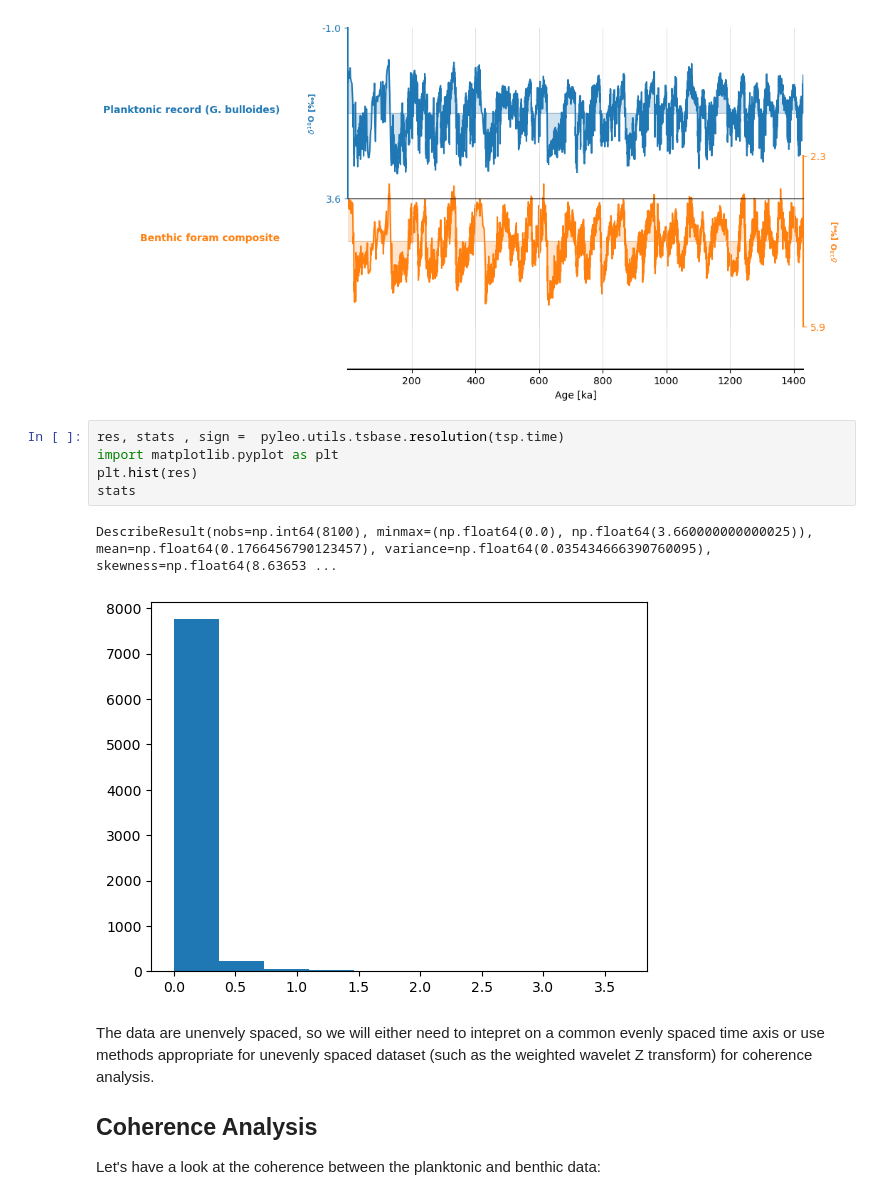
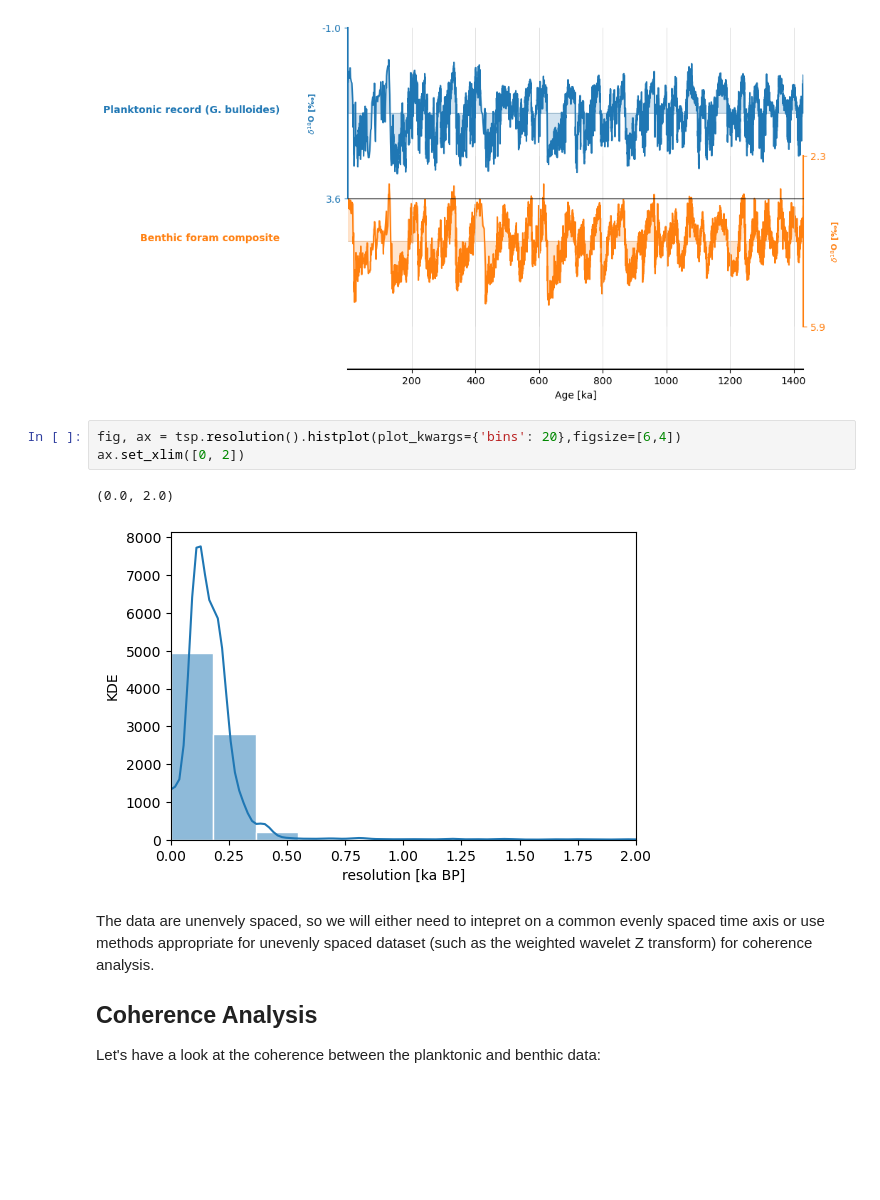
Before and after one commit to LinkedEarth/FreqFun, a Jupyter notebook: notebooks/04-IODP339-U1385.ipynb, the cells around one changed output. Saved outputs shown, nothing was run; the diff lists cells and outputs as text; blank space fills up the shorter version.

```diff
--- a/notebooks/04-IODP339-U1385.ipynb
+++ b/notebooks/04-IODP339-U1385.ipynb
@@ -176,14 +205,12 @@ ax[0].invert_yaxis()
 ax[1].invert_yaxis()
 # %% [output]
 [figure]
-# %%
-res, stats , sign =  pyleo.utils.tsbase.resolution(tsp.time)
-import matplotlib.pyplot as plt
-plt.hist(res)
-stats
-# %% [output]
-DescribeResult(nobs=np.int64(8100), minmax=(np.float64(0.0), np.float64(3.660000000000025)), mean=np.float64(0.1766456790123457), variance=np.float64(0.035434666390760095), skewness=np.float64(8.63653 ...
-[figure, removed]
+# %%
+fig, ax = tsp.resolution().histplot(plot_kwargs={'bins': 20},figsize=[6,4])
+ax.set_xlim([0, 2])
+# %% [output]
+(0.0, 2.0)
+[figure, added]
 # %% [markdown]
 The data are unenvely spaced, so we will either need to intepret on a common evenly spaced time axis or use methods appropriate for unevenly spaced dataset (such as the weighted wavelet Z transform) for coherence analysis.
 
```
Also changed, not shown: parts of 16 cells of this notebook, 4 other files.
